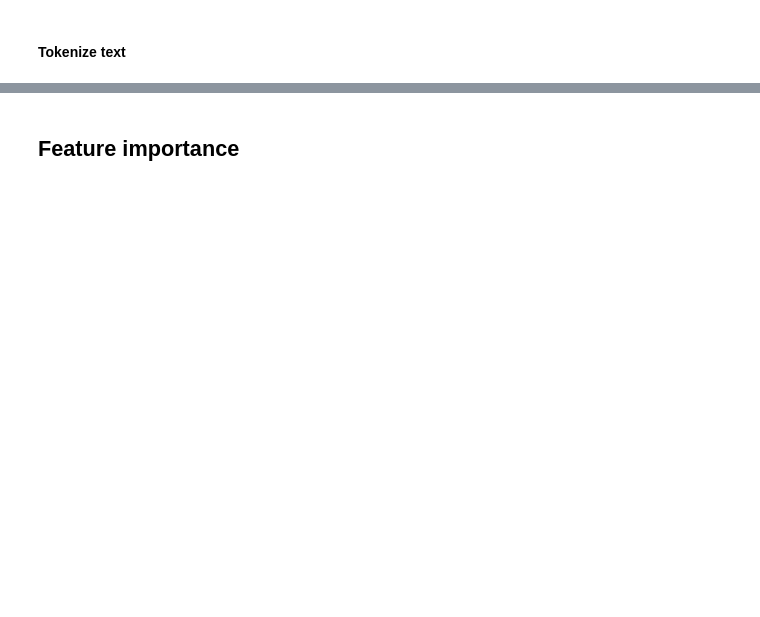
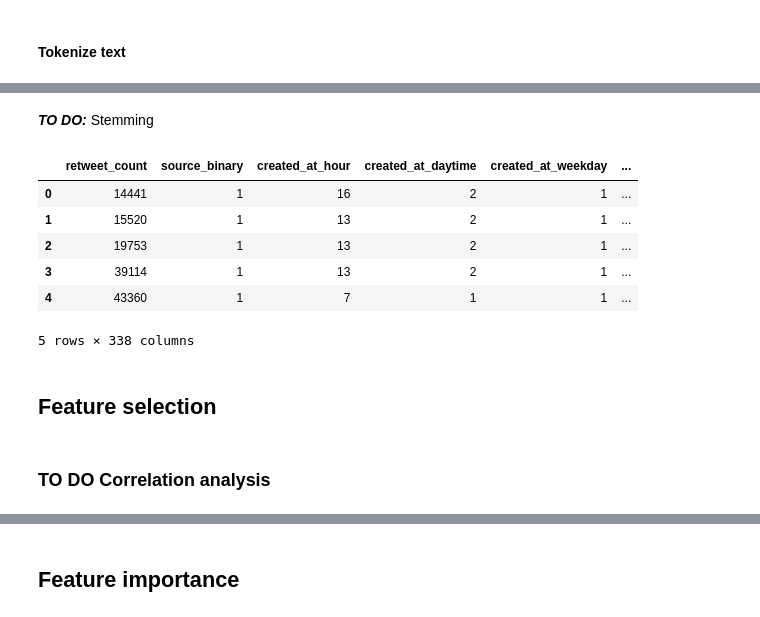
Before and after one commit to JakobLangenbahn/predict_realdonaldtrump_retweets, a Jupyter notebook: Predicting Trumps Retweets.ipynb, the cells around one changed output, grey strips where cells are left out. Saved outputs shown, nothing was run; the diff lists cells and outputs as text; code cells hidden in the pictures; blank space fills up the shorter version.

```diff
--- a/Predicting Trumps Retweets.ipynb
+++ b/Predicting Trumps Retweets.ipynb
@@ -807,0 +691,29 @@ print('Mean absolute Error:', round(np.mean(baseline_score_abs), 2))
+# %%
+#simple count vektorizing
+from sklearn.feature_extraction.text import CountVectorizer
+vectorizer = CountVectorizer(analyzer = 'word', stop_words = "english", min_df = 100, binary = True) #remove stopwords and words with frequency of less than 100 appearances
+count_matrix = vectorizer.fit_transform(twitterdata['text'])
+document_term = pd.DataFrame(count_matrix.toarray(), columns = vectorizer.get_feature_names())
+# %%
+twitterdata = twitterdata.drop("text", 1)
+# %% [markdown]
+***TO DO:*** Stemming
+# %%
+#combine data sets
+twitterdata_enriched = pd.concat([twitterdata, document_term], ignore_index=False, sort =False, axis=1)
+# %%
+#change type to boolean
+cols = twitterdata_enriched.columns[27:twitterdata_enriched.shape[1]]
+twitterdata_enriched[cols] = twitterdata_enriched[cols]
+# %%
+twitterdata_enriched.head()
+# %% [output]
+|  | retweet_count | source_binary | created_at_hour | created_at_daytime | created_at_weekday | ... |
+| 0 | 14441 | 1 | 16 | 2 | 1 | ... |
+| 1 | 15520 | 1 | 13 | 2 | 1 | ... |
+| 2 | 19753 | 1 | 13 | 2 | 1 | ... |
+| 3 | 39114 | 1 | 13 | 2 | 1 | ... |
+| 4 | 43360 | 1 | 7 | 1 | 1 | ... |
+5 rows × 338 columns
+# %% [markdown]
+## Feature selection
@@ -807,0 +724,2 @@ print('Mean absolute Error:', round(np.mean(baseline_score_abs), 2))
+# %% [markdown]
+### TO DO Correlation analysis
```
Also changed, not shown: parts of 77 cells of this notebook.
